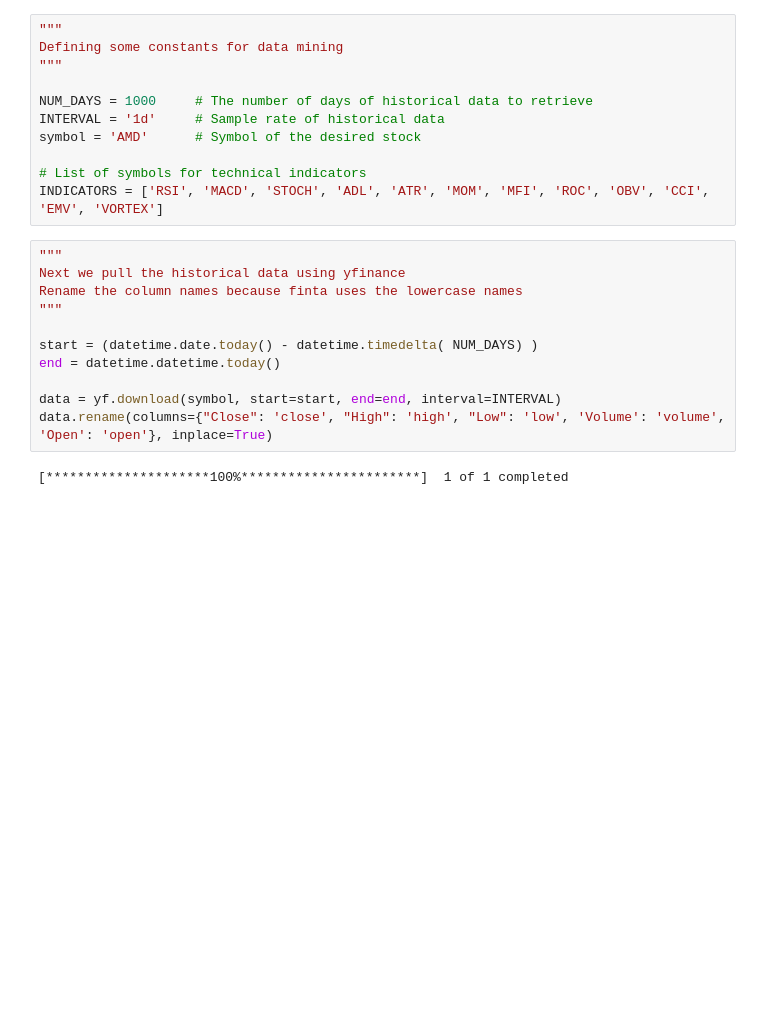
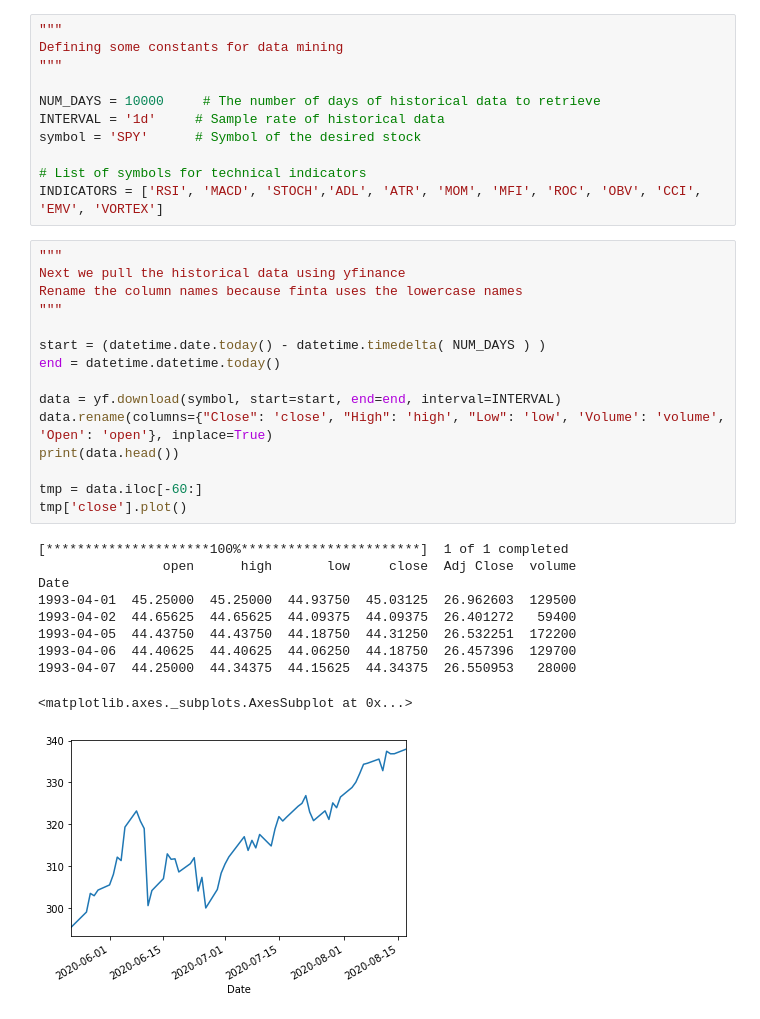
Before and after one commit to lucasrea/StockForecast, a Jupyter notebook: StockAnalysis.ipynb, the cells around one changed output. Drawn from its saved outputs; the diff is of its cells as text; blank space fills up the shorter version.

```diff
--- a/StockAnalysis.ipynb
+++ b/StockAnalysis.ipynb
@@ -15,22 +20,35 @@ from sklearn.metrics import confusion_matrix, classification_report
 Defining some constants for data mining
 """
 
-NUM_DAYS = 1000     # The number of days of historical data to retrieve
+NUM_DAYS = 10000     # The number of days of historical data to retrieve
 INTERVAL = '1d'     # Sample rate of historical data
-symbol = 'AMD'      # Symbol of the desired stock
+symbol = 'SPY'      # Symbol of the desired stock
 
 # List of symbols for technical indicators
-INDICATORS = ['RSI', 'MACD', 'STOCH', 'ADL', 'ATR', 'MOM', 'MFI', 'ROC', 'OBV', 'CCI', 'EMV', 'VORTEX']
+INDICATORS = ['RSI', 'MACD', 'STOCH','ADL', 'ATR', 'MOM', 'MFI', 'ROC', 'OBV', 'CCI', 'EMV', 'VORTEX']
 # %%
 """
 Next we pull the historical data using yfinance
 Rename the column names because finta uses the lowercase names
 """
 
-start = (datetime.date.today() - datetime.timedelta( NUM_DAYS) )
+start = (datetime.date.today() - datetime.timedelta( NUM_DAYS ) )
 end = datetime.datetime.today()
 
 data = yf.download(symbol, start=start, end=end, interval=INTERVAL)
 data.rename(columns={"Close": 'close', "High": 'high', "Low": 'low', 'Volume': 'volume', 'Open': 'open'}, inplace=True)
+print(data.head())
+
+tmp = data.iloc[-60:]
+tmp['close'].plot()
 # %% [output]
 [*********************100%***********************]  1 of 1 completed
+                open      high       low     close  Adj Close  volume
+Date
+1993-04-01  45.25000  45.25000  44.93750  45.03125  26.962603  129500
+1993-04-02  44.65625  44.65625  44.09375  44.09375  26.401272   59400
+1993-04-05  44.43750  44.43750  44.18750  44.31250  26.532251  172200
+1993-04-06  44.40625  44.40625  44.06250  44.18750  26.457396  129700
+1993-04-07  44.25000  44.34375  44.15625  44.34375  26.550953   28000
+<matplotlib.axes._subplots.AxesSubplot at 0x...>
+[figure, added]
```
Also changed, not shown: parts of 13 cells of this notebook.
